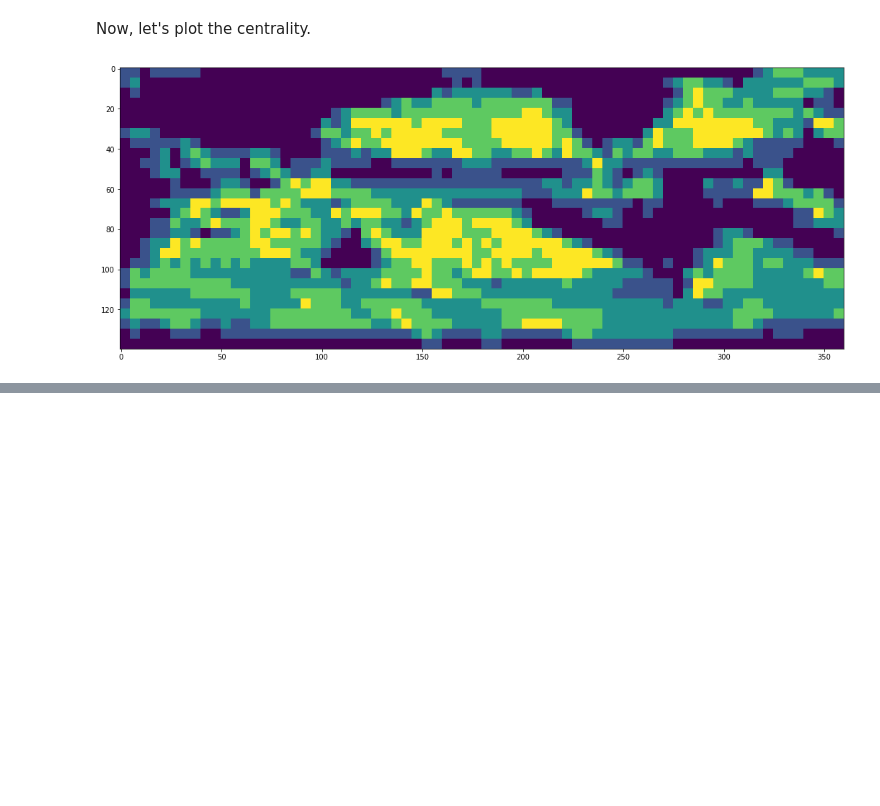
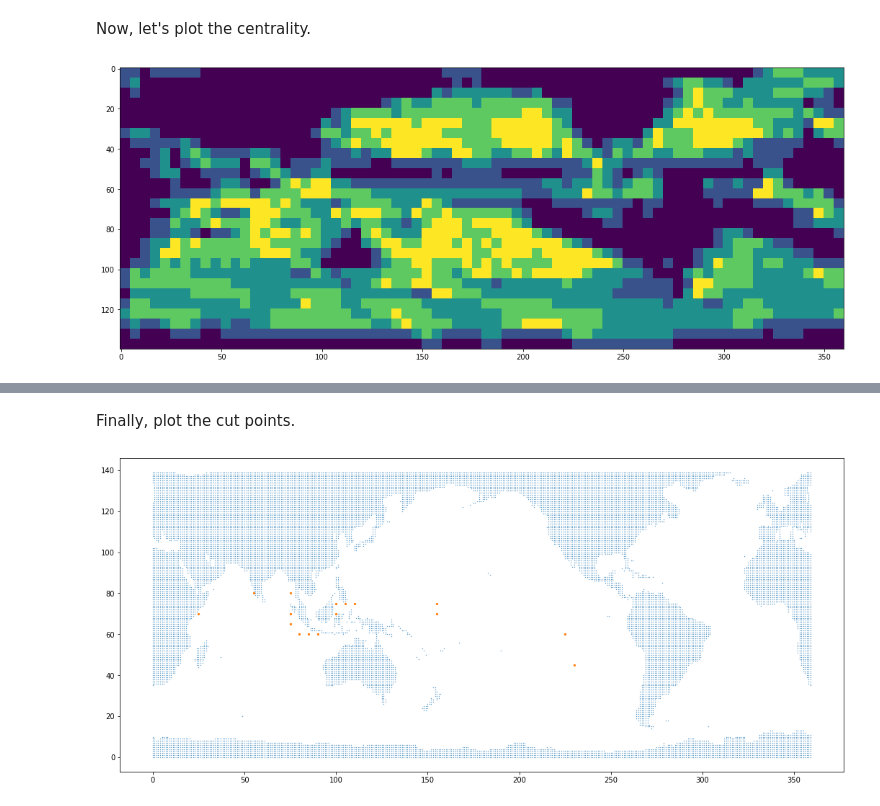
Before and after one commit to TeamOceanus/notebooks, a Jupyter notebook: Flow Analysis.ipynb, the cells around one changed output, grey strips where cells are left out. Cells and saved outputs as stored; diff of their text form; code cells hidden in the pictures; blank space fills up the shorter version.

```diff
--- a/Flow Analysis.ipynb
+++ b/Flow Analysis.ipynb
@@ -75,0 +91,8 @@ plt.show()
+# %%
+outdeg = nx.algorithms.out_degree_centrality(graph)
+indeg = nx.algorithms.in_degree_centrality(graph)
+delta = dict()
+for k in outdeg.keys():
+    delta[k] = outdeg[k] - indeg[k]
+source_nodes = [k for k, v in delta.items() if v == max(delta.values())]
+source_nodes
@@ -75,0 +113,3 @@ plt.show()
+# %%
+sink_nodes = [k for k, v in delta.items() if v == min(delta.values())]
+sink_nodes
@@ -75,0 +132,6 @@ plt.show()
+# %%
+cut_points = set()
+for source_node in source_nodes:
+    for sink_node in sink_nodes:
+        cut_points |= set(nx.minimum_node_cut(graph, source_node, sink_node))
+cut_points
@@ -75,0 +155,12 @@ plt.show()
+# %% [markdown]
+Finally, plot the cut points.
+# %%
+nan_mask = dataset.variables['uf'][0,0].mask
+x_axis = np.argwhere(nan_mask)[:,1]
+y_axis = 139 - np.argwhere(nan_mask)[:,0]
+plt.figure(figsize=(18, 8))
+plt.scatter(x_axis, y_axis, 0.1)
+plt.scatter(np.array(list(cut_points))[:,0], np.array(list(cut_points))[:,1], 5)
+plt.show()
+# %% [output]
+[figure, added]
```
Also changed, not shown: parts of 10 cells of this notebook.
